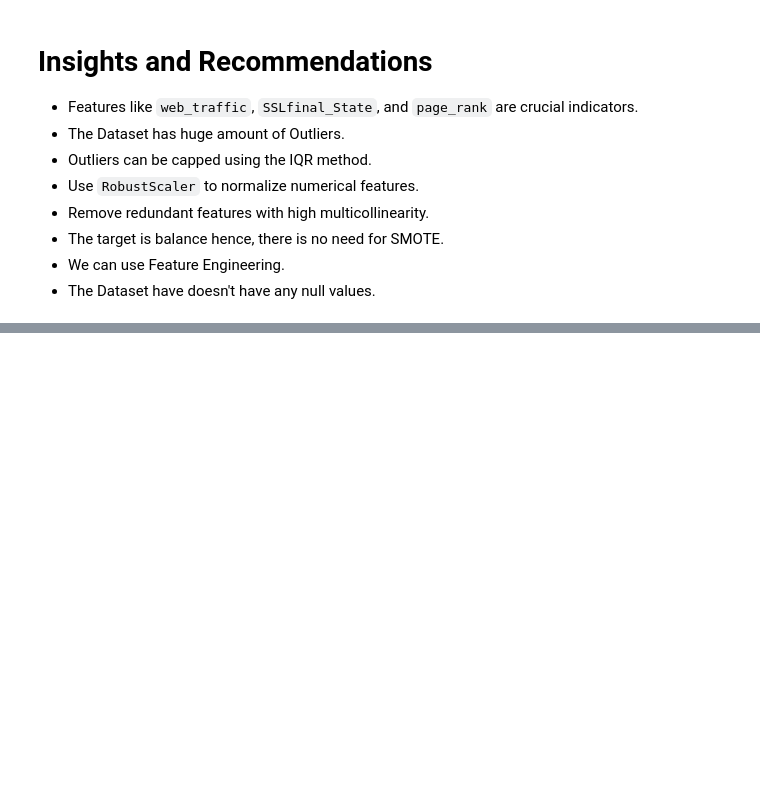
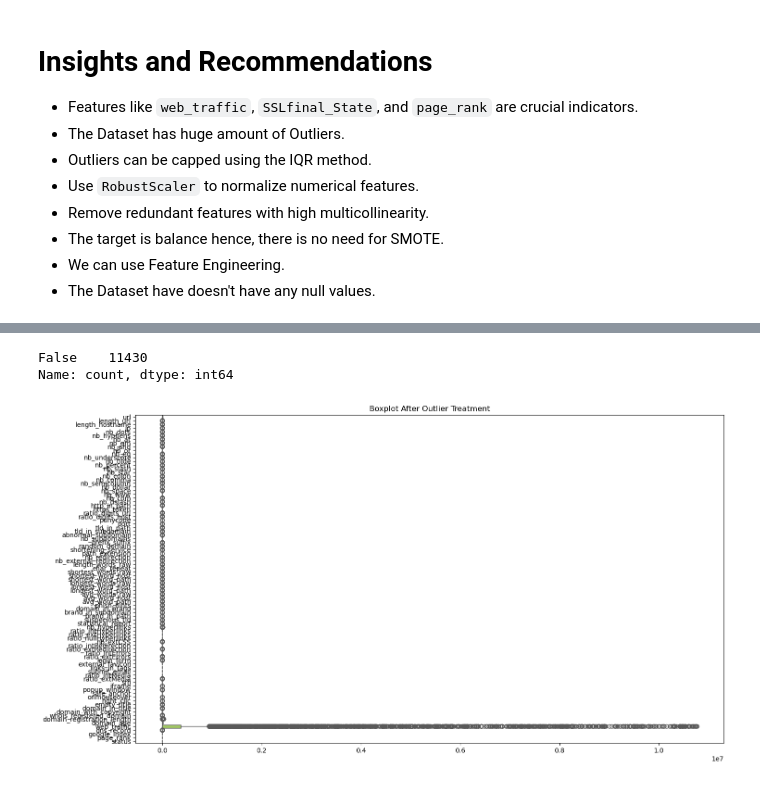
Before and after one commit to mukeshmagar543/CODEB_Internship, a Jupyter notebook: model1.ipynb, the cells around one changed output, grey strips where cells are left out. Drawn from its saved outputs; the diff is of its cells as text; code cells hidden in the pictures; blank space fills up the shorter version.

```diff
--- a/model1.ipynb
+++ b/model1.ipynb
@@ -277,0 +282,20 @@ Name: count, Length: 11429, dtype: int64
+# %%
+# Checking Duplicates
+duplicates = df.duplicated()
+duplicates.value_counts()
+# %% [output]
+False    11430
+Name: count, dtype: int64
+# %%
+# Set figure size
+plt.figure(figsize=(15, 8))
+
+# Create boxplot for all numerical columns
+sns.boxplot(data=df, orient='h', palette='Set2')
+
+# Set title
+plt.title('Boxplot After Outlier Treatment')
+plt.tight_layout()
+plt.show()
+# %% [output]
+[figure, added]
```
Also changed, not shown: parts of 9 cells of this notebook, 1 other file.
